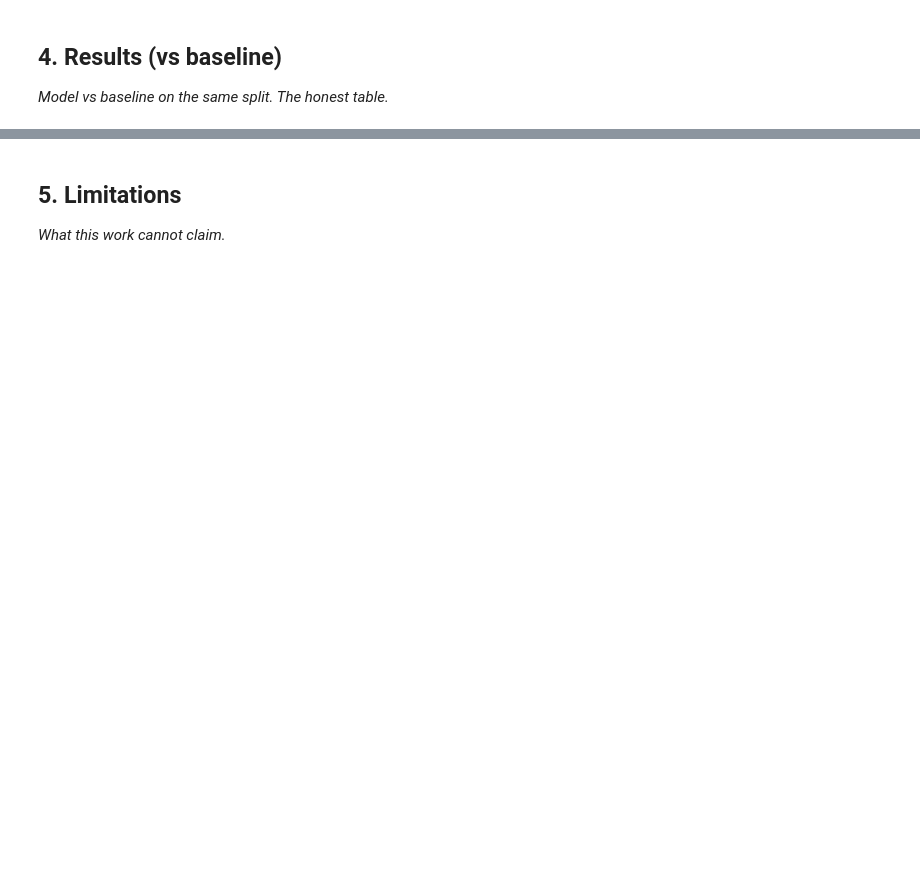
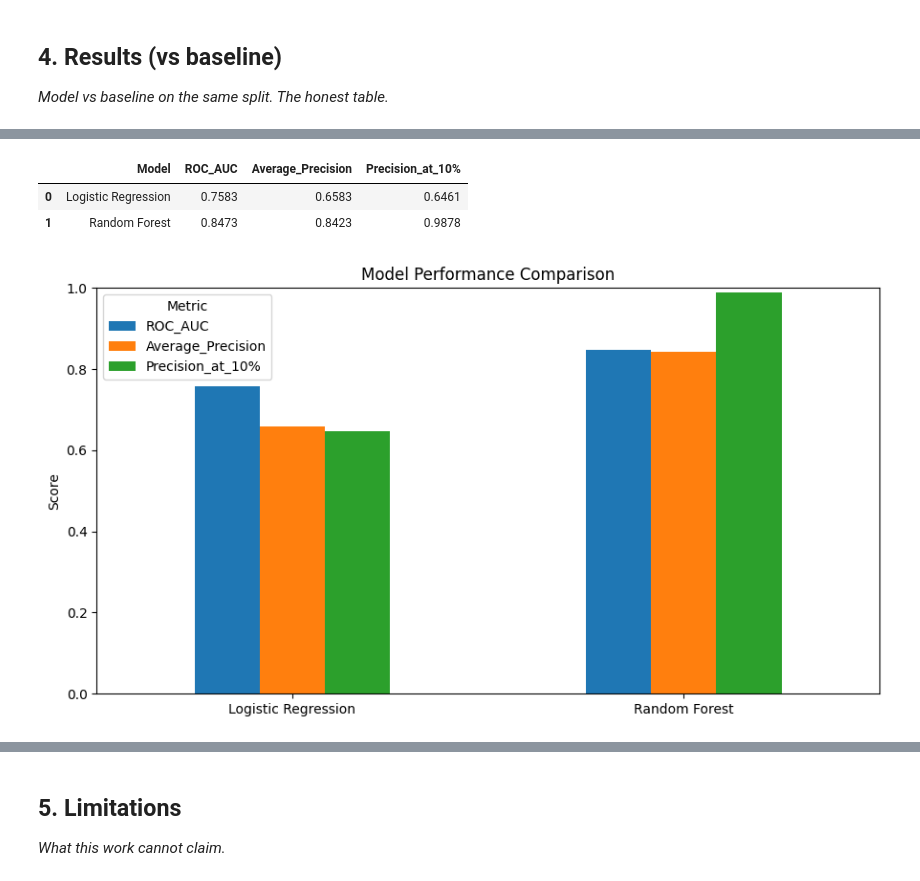
Before and after one commit to itsayeshaqamar/flyrank-mlinternship-ayesha, a Jupyter notebook: work/notebooks/capstone.ipynb, the cells around one changed output, grey strips where cells are left out. Cells and saved outputs as stored; diff of their text form; code cells hidden in the pictures; blank space fills up the shorter version.

```diff
--- a/work/notebooks/capstone.ipynb
+++ b/work/notebooks/capstone.ipynb
@@ -22,0 +818,18 @@ This skeleton is yours to fill. Work the sections **in order** — each one has
+# %%
+# Precision@10%: how many of the highest-ranked pages are actually priority pages
+
+def precision_at_k(y_true, scores, fraction=0.10):
+    y_true = y_true.reset_index(drop=True)
+    k = max(1, int(len(y_true) * fraction))
+
+    top_indices = np.argsort(scores)[-k:]
+
+    return y_true.iloc[top_indices].mean()
+
+
+results["Precision_at_10%"] = [
+    precision_at_k(y_test, baseline_prob),
+    precision_at_k(y_test, model_prob)
+]
+
+display(results.round(4))
@@ -26,0 +852,34 @@ This skeleton is yours to fill. Work the sections **in order** — each one has
+# %%
+# Final model comparison table
+
+results_display = results.copy()
+
+display(
+    results_display.round(4)
+)
+# %% [output]
+|  | Model | ROC_AUC | Average_Precision | Precision_at_10% |
+| 0 | Logistic Regression | 0.7583 | 0.6583 | 0.6461 |
+| 1 | Random Forest | 0.8473 | 0.8423 | 0.9878 |
+# %%
+# Compare model performance
+
+metrics = ["ROC_AUC", "Average_Precision", "Precision_at_10%"]
+
+results_plot = results.set_index("Model")[metrics]
+
+ax = results_plot.plot(
+    kind="bar",
+    figsize=(9, 5)
+)
+
+ax.set_title("Model Performance Comparison")
+ax.set_ylabel("Score")
+ax.set_xlabel("")
+ax.set_ylim(0, 1)
+plt.xticks(rotation=0)
+plt.legend(title="Metric")
+plt.tight_layout()
+plt.show()
+# %% [output]
+[figure, added]
```
Also changed, not shown: parts of 46 cells of this notebook.
